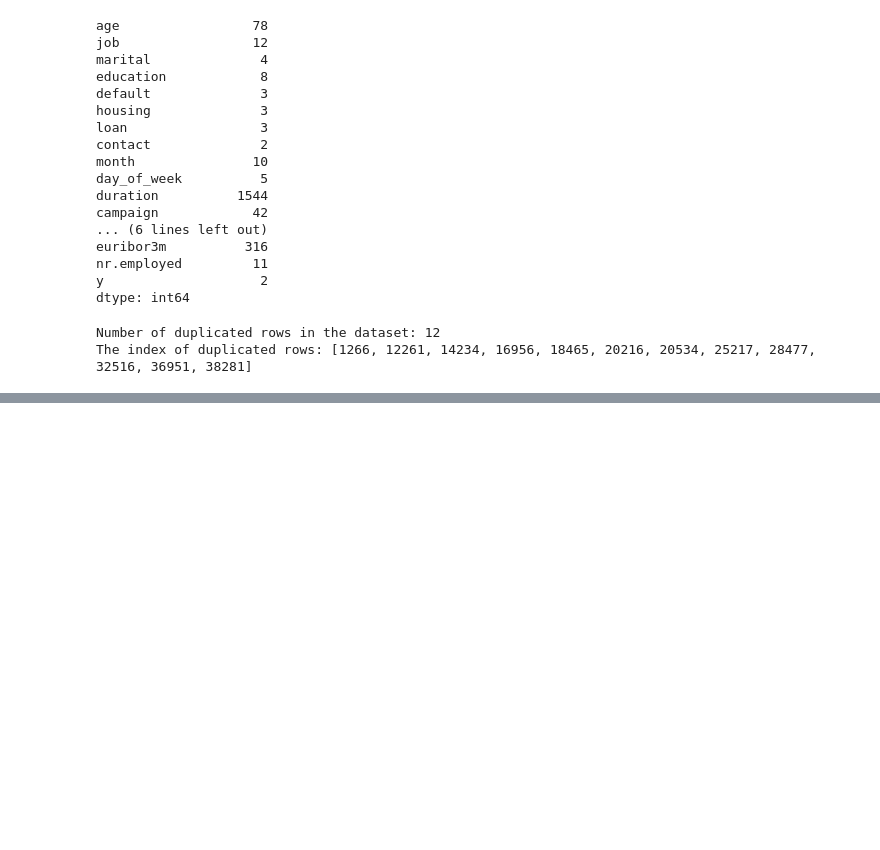
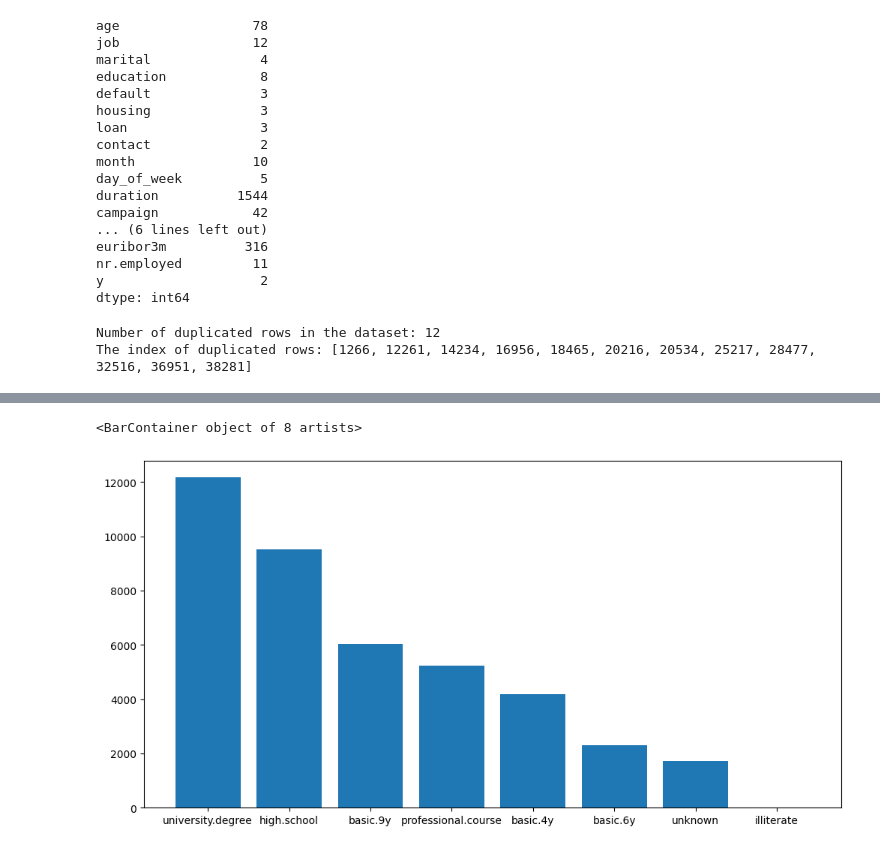
Before and after one commit to thaianle/bank-marketing, a Jupyter notebook: bank-marketing.ipynb, the cells around one changed output, grey strips where cells are left out. Cells and saved outputs as stored; diff of their text form; code cells hidden in the pictures; blank space fills up the shorter version.

```diff
--- a/bank-marketing.ipynb
+++ b/bank-marketing.ipynb
@@ -104,0 +165,6 @@ The index of duplicated rows: [1266, 12261, 14234, 16956, 18465, 20216, 20534, 2
+# %%
+fig, ax = plt.subplots(figsize = (12, 6))
+ax.bar(bank_marketing['education'].value_counts().index, bank_marketing['education'].value_counts().values)
+# %% [output]
+<BarContainer object of 8 artists>
+[figure, added]
```
Also changed, not shown: parts of 6 cells of this notebook.
